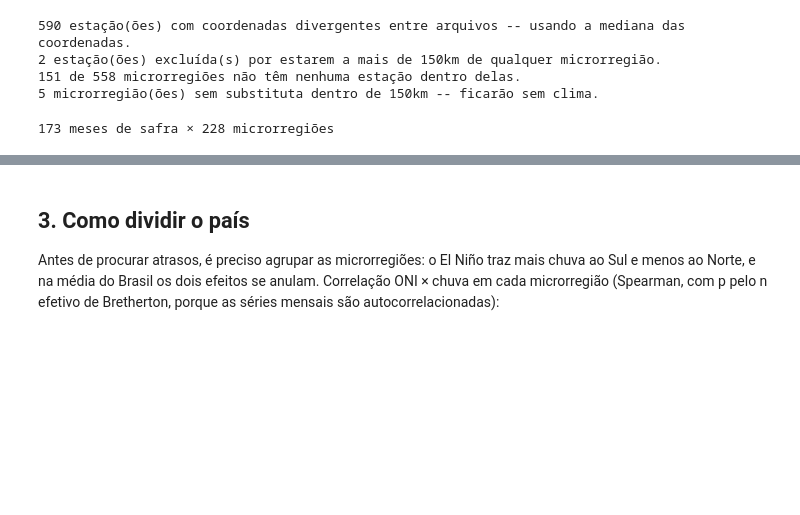
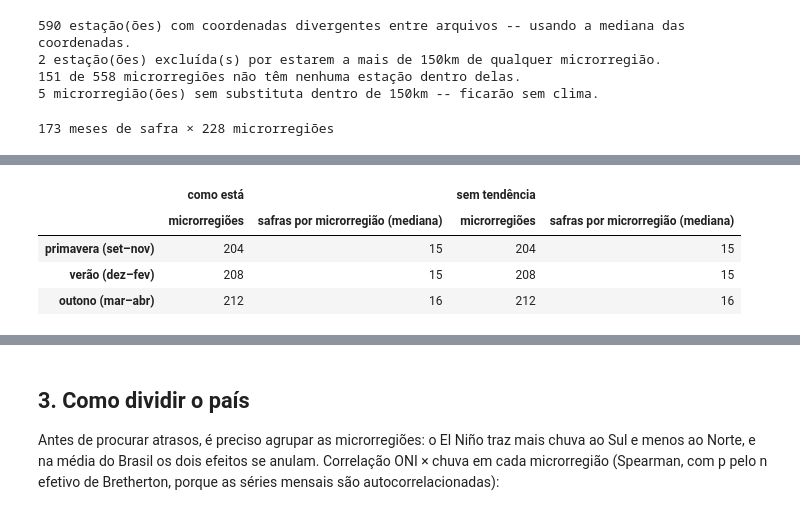
Before and after one commit to vitorok03/projeto-pcd2, a Jupyter notebook: notebooks/eda/eda_enso.ipynb, the cells around one changed output, grey strips where cells are left out. Saved outputs shown, nothing was run; the diff lists cells and outputs as text; code cells hidden in the pictures; blank space fills up the shorter version.

```diff
--- a/notebooks/eda/eda_enso.ipynb
+++ b/notebooks/eda/eda_enso.ipynb
@@ -230,0 +256,61 @@ print(f"{anom.shape[0]} meses de safra × {anom.shape[1]} microrregiões")
+# %%
+# Estações do ano da safra e período
+ESTACOES = {"primavera (set–nov)": [9, 10, 11], "verão (dez–fev)": [12, 1, 2], "outono (mar–abr)": [3, 4]}
+SAFRAS = np.arange(2006, 2026)
+
+# 1. Chuva do mês em cada estação meteorológica: média diária × dias do mês (mês válido com ≥ 80% dos dias)
+mes_est = clima.groupby(["codigo_estacao", "mes_ref"])["prec_total"].agg(media_dia="mean", dias="count").reset_index()
+dias_mes = mes_est["mes_ref"].dt.days_in_month
+mes_est = mes_est[mes_est["dias"] >= 0.8 * dias_mes]
+mes_est["chuva"] = mes_est["media_dia"] * mes_est["mes_ref"].dt.days_in_month
+mes_est["mes"] = mes_est["mes_ref"].dt.month
+mes_est["safra"] = np.where(mes_est["mes"] >= 9, mes_est["mes_ref"].dt.year + 1, mes_est["mes_ref"].dt.year)
+mes_est = mes_est.merge(mapa[["codigo_estacao", "CD_MICRO"]], on="codigo_estacao")    # só estações dentro de uma microrregião
+mes_est = mes_est[mes_est["CD_MICRO"].isin(producao.index) & mes_est["safra"].isin(SAFRAS)]  # microrregiões com soja, 2006–2025
+
+
+def percentil(v):
+    # posição de cada safra entre as safras da própria série, de 0 (a mais seca) a 100 (a mais chuvosa)
+    return 100 * (v.rank() - 0.5) / v.notna().sum()
+
+
+def sem_tendencia(g):
+    # remove a reta de tendência (chuva × ano) da série de uma estação meteorológica
+    a, b = np.polyfit(g["safra"].to_numpy(float), g["total"].to_numpy(float), 1)
+    return g["total"] - (a * g["safra"] + b)
+
+
+def chuva_estacao(meses):
+    # 2. Total da estação do ano em cada estação meteorológica (todos os meses válidos)
+    t = (mes_est[mes_est["mes"].isin(meses)].groupby(["codigo_estacao", "CD_MICRO", "safra"])["chuva"]
+         .agg(total="sum", n="size").reset_index())
+    t = t[t["n"] == len(meses)]
+    t = t[t.groupby("codigo_estacao")["safra"].transform("size") >= 10]     # estações com ≥ 10 safras
+    # 3. Percentil em cada estação meteorológica, nas duas versões
+    t["como está"] = t.groupby("codigo_estacao")["total"].transform(percentil)
+    t["resid"] = t.groupby("codigo_estacao", group_keys=False)[["safra", "total"]].apply(sem_tendencia)
+    t["sem tendência"] = t.groupby("codigo_estacao")["resid"].transform(percentil)
+    # 4. Percentil da microrregião = média dos percentis das suas estações
+    return {v: t.groupby(["safra", "CD_MICRO"])[v].mean().unstack().reindex(SAFRAS) for v in ("como está", "sem tendência")}
+
+
+def indice_estacao(serie, meses):
+    # média do índice nos meses da estação do ano, atribuída à safra (set–dez contam para a safra seguinte)
+    s = serie[serie.index.month.isin(meses)]
+    return s.groupby(np.where(s.index.month >= 9, s.index.year + 1, s.index.year)).mean().reindex(SAFRAS)
+
+
+_por_estacao = {e: chuva_estacao(m) for e, m in ESTACOES.items()}
+CHUVA_EST = {v: {e: _por_estacao[e][v] for e in ESTACOES} for v in ("como está", "sem tendência")}
+RONI_EST = pd.DataFrame({e: indice_estacao(RONI_M, m) for e, m in ESTACOES.items()})
+
+# 6. Conferência: o que sobrou depois dos filtros
+pd.DataFrame({(v, col): {e: (tab.shape[1] if col == "microrregiões" else int(tab.notna().sum().median()))
+                         for e, tab in CHUVA_EST[v].items()}
+              for v in CHUVA_EST for col in ("microrregiões", "safras por microrregião (mediana)")})
+# %% [output]
+|  | como está |  | sem tendência |  |
+|  | microrregiões | safras por microrregião (mediana) | microrregiões | safras por microrregião (mediana) |
+| primavera (set–nov) | 204 | 15 | 204 | 15 |
+| verão (dez–fev) | 208 | 15 | 208 | 15 |
+| outono (mar–abr) | 212 | 16 | 212 | 16 |
```
Also changed, not shown: parts of 14 cells of this notebook.
